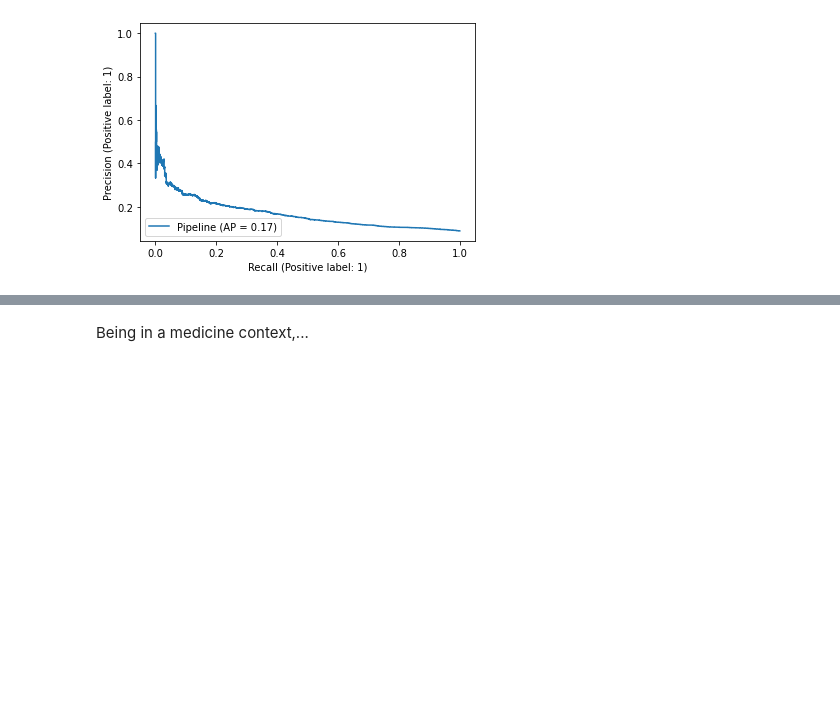
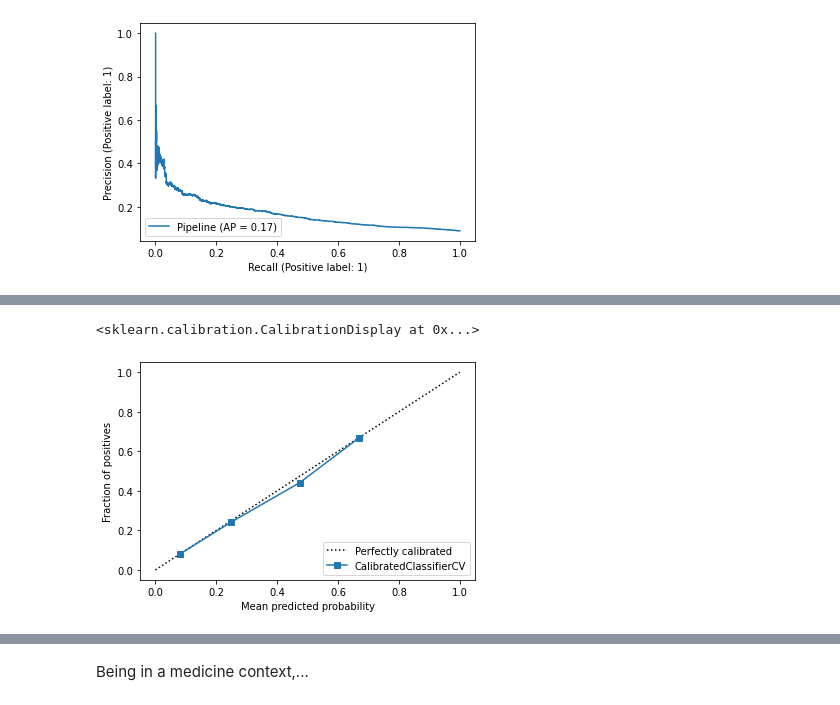
Before and after one commit to F4LLC0N3R/ML-Group-2---Diabetes, a Jupyter notebook: Logistic Regression.ipynb, the cells around one changed output, grey strips where cells are left out. Drawn from its saved outputs; the diff is of its cells as text; code cells hidden in the pictures; blank space fills up the shorter version.

```diff
--- a/Logistic Regression.ipynb
+++ b/Logistic Regression.ipynb
@@ -467,0 +526,18 @@ y_prob = weighted_clf.predict_proba(X_test)
+# %%
+param_dist = {'logisticregression__solver': ['saga'],
+              'logisticregression__penalty': ['elasticnet', 'none'],
+              'logisticregression__l1_ratio': np.linspace(0, 1, 11), # try different elastic nets
+              'logisticregression__C': [0.001, 0.01, 0.1, 1, 10, 100, 1000, 10000], # vary regularization strength
+              'logisticregression__fit_intercept': [False, True],
+              'logisticregression__tol': [0.000001, 0.00001, 0.0001, 0.001, 0.01], # vary stopping threshold
+              'logisticregression__warm_start': [False, True],
+               'logisticregression__class_weight': [None, 'balanced']
+             }
+# %%
+random_search = RandomizedSearchCV(estimator=clf,
+                                   param_distributions = param_dist,
+                                   scoring='average_precision',
+                                   cv=3, #reduced to 3-fold to reduce runtime
+                                   n_jobs=-1,
+                                   verbose=1)
+%time random_search.fit(X_train, y_train)
@@ -467,0 +590,2 @@ y_prob = weighted_clf.predict_proba(X_test)
+# %%
+clf_opt = random_search.best_estimator_
@@ -473,4 +613,4 @@ CalibrationDisplay.from_estimator(weighted_clf, X_test, y_test)
 # %%
 # fit and calibrate model on training data
-calibrated_model = CalibratedClassifierCV(weighted_clf, n_jobs=-1)
-%time calibrated_model.fit(X_train, y_train)
+clf_calibrated = CalibratedClassifierCV(clf_opt, n_jobs=-1)
+%time clf_calibrated.fit(X_train, y_train)
@@ -477,7 +631,10 @@ calibrated_model = CalibratedClassifierCV(weighted_clf, n_jobs=-1)
 # %%
 # scikit-learn 1.0 needed
 # show calibration curve of calibrated model
 
-CalibrationDisplay.from_estimator(calibrated_model, X_test, y_test)
+CalibrationDisplay.from_estimator(clf_calibrated, X_test, y_test)
+# %% [output]
+<sklearn.calibration.CalibrationDisplay at 0x...>
+[figure, added]
 # %%
 print(classification_report(y_test, calibrated_model.predict(X_test)))
```
Also changed, not shown: parts of 61 cells of this notebook.
